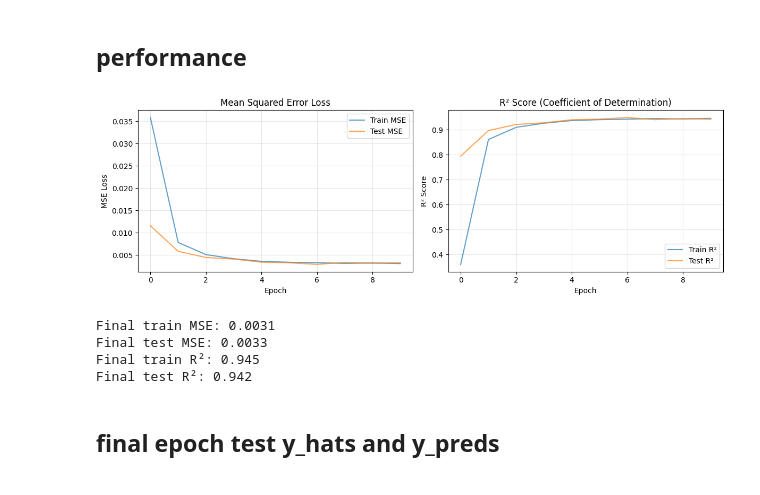
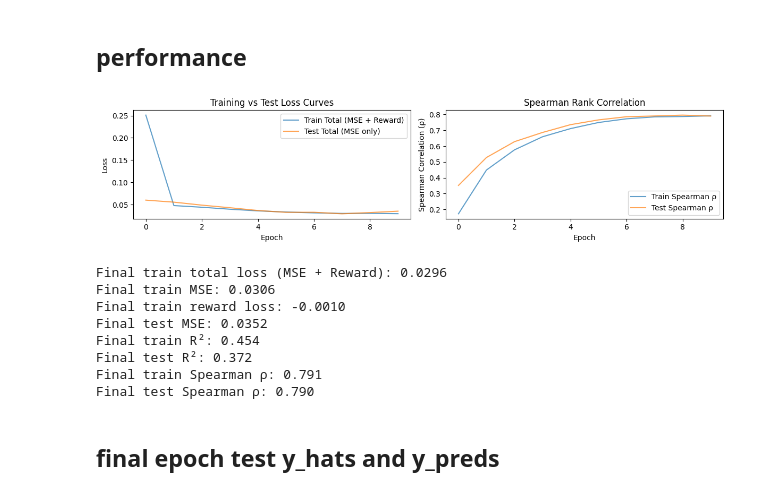
Before and after one commit to siyer7/asymmetry_design, a Jupyter notebook: code/NN_multihead.ipynb, the cells around one changed output. Cells and saved outputs as stored; diff of their text form; code cells hidden in the pictures.

```diff
--- a/code/NN_multihead.ipynb
+++ b/code/NN_multihead.ipynb
@@ -300,40 +396,46 @@ Training completed. Collected 10 test prediction snapshots.
 # %% [markdown]
 ## performance
 # %%
-fig, axs = plt.subplots(1, 2, figsize=(12, 4))
+fig, axs = plt.subplots(1, 2, figsize=(12, 3))
 
-# Plot 1: MSE Loss
-axs[0].plot(epoch_avg_performance['train_mse'], label='Train MSE', alpha=0.7)
-axs[0].plot(epoch_avg_performance['test_mse'], label='Test MSE', alpha=0.7)
+# Plot 1: Total Loss (Train: MSE + Reward, Test: MSE only)
+axs[0].plot(epoch_avg_performance['train_total_loss'], label='Train Total (MSE + Reward)', alpha=0.7)
+axs[0].plot(epoch_avg_performance['test_mse'], label='Test Total (MSE only)', alpha=0.7)
 axs[0].set_xlabel('Epoch')
-axs[0].set_ylabel('MSE Loss')
-axs[0].set_title('Mean Squared Error Loss')
+axs[0].set_ylabel('Loss')
+axs[0].set_title('Training vs Test Loss Curves')
 axs[0].legend()
-axs[0].grid(True, alpha=0.3)
 
-# Plot 2: R² Score
-axs[1].plot(epoch_avg_performance['train_r2'], label='Train R²', alpha=0.7)
-axs[1].plot(epoch_avg_performance['test_r2'], label='Test R²', alpha=0.7)
+# Plot 3: Spearman Correlation
+axs[1].plot(epoch_avg_performance['train_spearman'], label='Train Spearman ρ', alpha=0.7)
+axs[1].plot(epoch_avg_performance['test_spearman'], label='Test Spearman ρ', alpha=0.7)
 axs[1].set_xlabel('Epoch')
-axs[1].set_ylabel('R² Score')
-axs[1].set_title('R² Score (Coefficient of Determination)')
+axs[1].set_ylabel('Spearman Correlation (ρ)')
+axs[1].set_title('Spearman Rank Correlation')
 axs[1].legend()
-axs[1].grid(True, alpha=0.3)
 
 plt.tight_layout()
 plt.show()
 
 # Print final performance metrics
+print(f"Final train total loss (MSE + Reward): {epoch_avg_performance['train_total_loss'][-1]:.4f}")
 print(f"Final train MSE: {epoch_avg_performance['train_mse'][-1]:.4f}")
+print(f"Final train reward loss: {epoch_avg_performance['train_reward_loss'][-1]:.4f}")
 print(f"Final test MSE: {epoch_avg_performance['test_mse'][-1]:.4f}")
 print(f"Final train R²: {epoch_avg_performance['train_r2'][-1]:.3f}")
 print(f"Final test R²: {epoch_avg_performance['test_r2'][-1]:.3f}")
+print(f"Final train Spearman ρ: {epoch_avg_performance['train_spearman'][-1]:.3f}")
+print(f"Final test Spearman ρ: {epoch_avg_performance['test_spearman'][-1]:.3f}")
 # %% [output]
-[figure, old version]
+[figure, new version]
-Final train MSE: 0.0031
-Final test MSE: 0.0033
-Final train R²: 0.945
-Final test R²: 0.942
+Final train total loss (MSE + Reward): 0.0296
+Final train MSE: 0.0306
+Final train reward loss: -0.0010
+Final test MSE: 0.0352
+Final train R²: 0.454
+Final test R²: 0.372
+Final train Spearman ρ: 0.791
+Final test Spearman ρ: 0.790
 # %% [markdown]
 ## final epoch test y_hats and y_preds
 # %%
```
Also changed, not shown: parts of 10 cells of this notebook.
